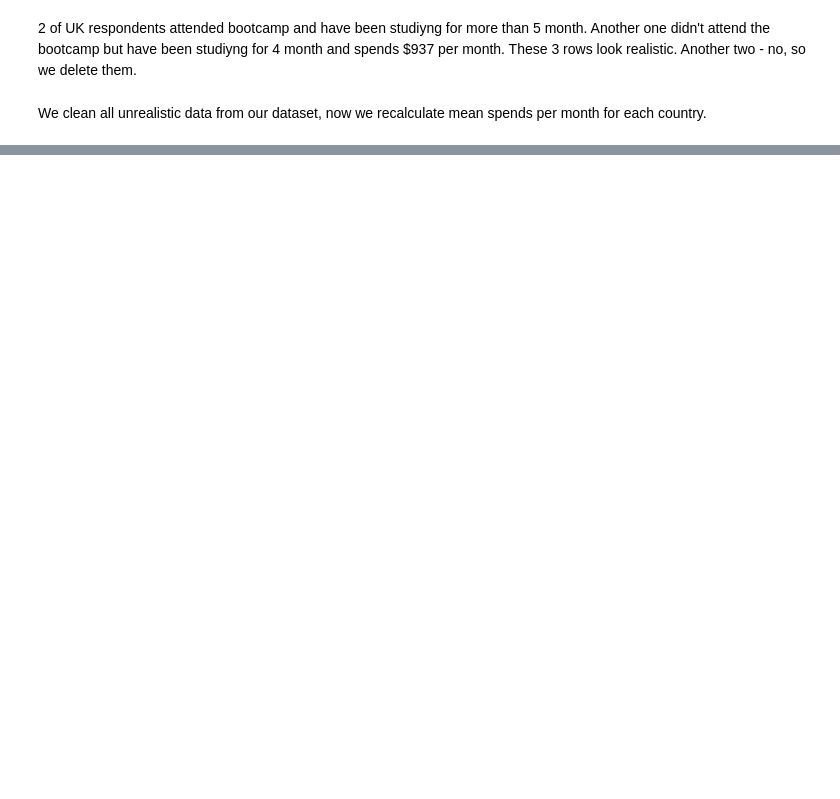
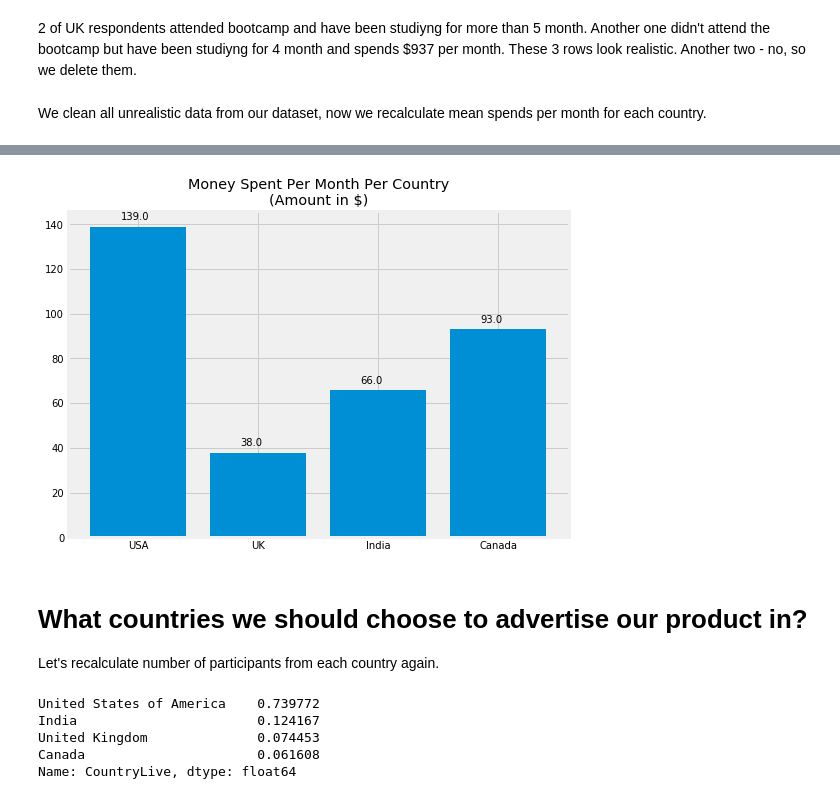
Before and after one commit to beatwad/best_advertise_markets, a Jupyter notebook: Untitled.ipynb, the cells around one changed output, grey strips where cells are left out. Drawn from its saved outputs; the diff is of its cells as text; code cells hidden in the pictures; blank space fills up the shorter version.

```diff
--- a/Untitled.ipynb
+++ b/Untitled.ipynb
@@ -347,0 +331,32 @@ ax.set_xticklabels(('USA', 'UK', 'India', 'Canada'))
+# %%
+# group dataset by countries
+survey_role_countries_group = survey_role_countries.groupby('CountryLive')
+# make a dictionary with names of countries as keys and mean values of money per month as values
+mean_money = dict()
+for country in survey_role_countries['CountryLive'].unique():
+    mean_money[country] = survey_role_countries_group.get_group(country)['Money Per Month'].mean()
+# make a bar plot
+fig, ax = plt.subplots(figsize=(8, 6))
+ax.bar(mean_money.keys(), mean_money.values())
+ax.set_xticks(np.arange(0, 4, 1))
+ax.set_xticklabels(('USA', 'UK', 'India', 'Canada'))
+ax.set_title('Money Spent Per Month Per Country\n(Amount in $)')
+# show values above the bars
+for p in ax.patches:
+    ax.annotate(str(round(p.get_height(), 0)), (p.get_x()+0.25, p.get_height()+3))
+# %% [output]
+[figure, added]
+# %% [markdown]
+# What countries we should choose to advertise our product in?
+
+Let's recalculate number of participants from each country again.
+# %%
+# count distribution in percents for new coders in four countries
+coders_distr = survey_role_countries['CountryLive'].value_counts(normalize=True)
+coders_distr
+# %% [output]
+United States of America    0.739772
+India                       0.124167
+United Kingdom              0.074453
+Canada                      0.061608
+Name: CountryLive, dtype: float64
```
Also changed, not shown: parts of 12 cells of this notebook.
